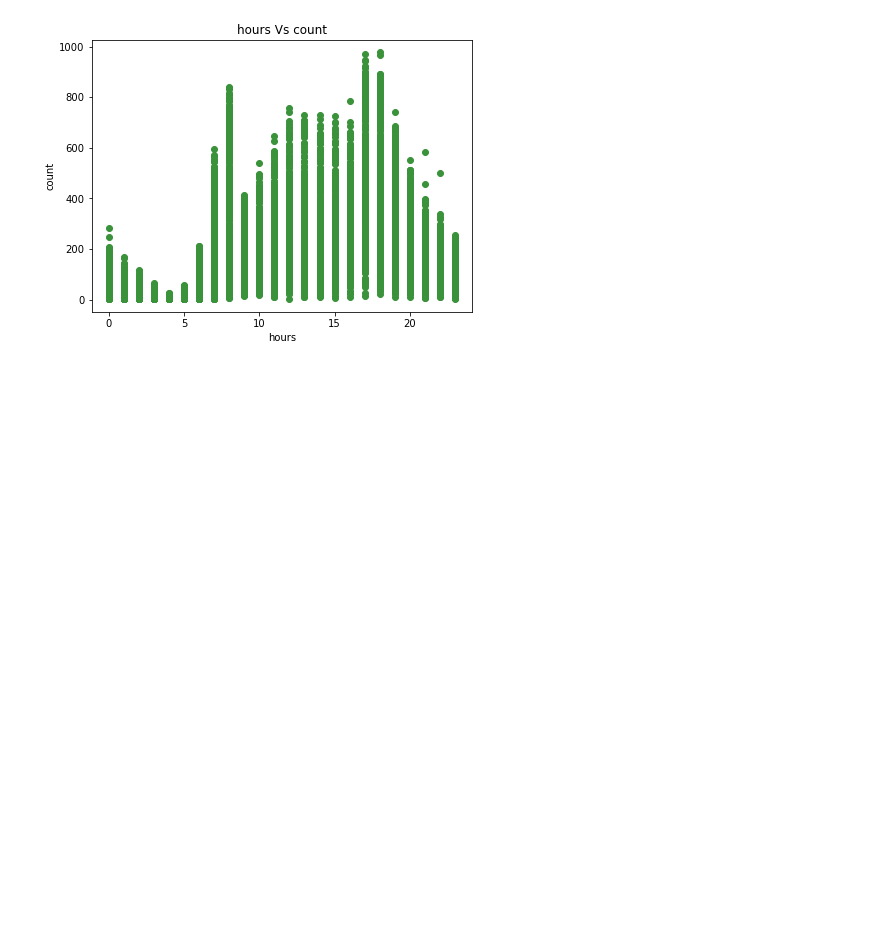
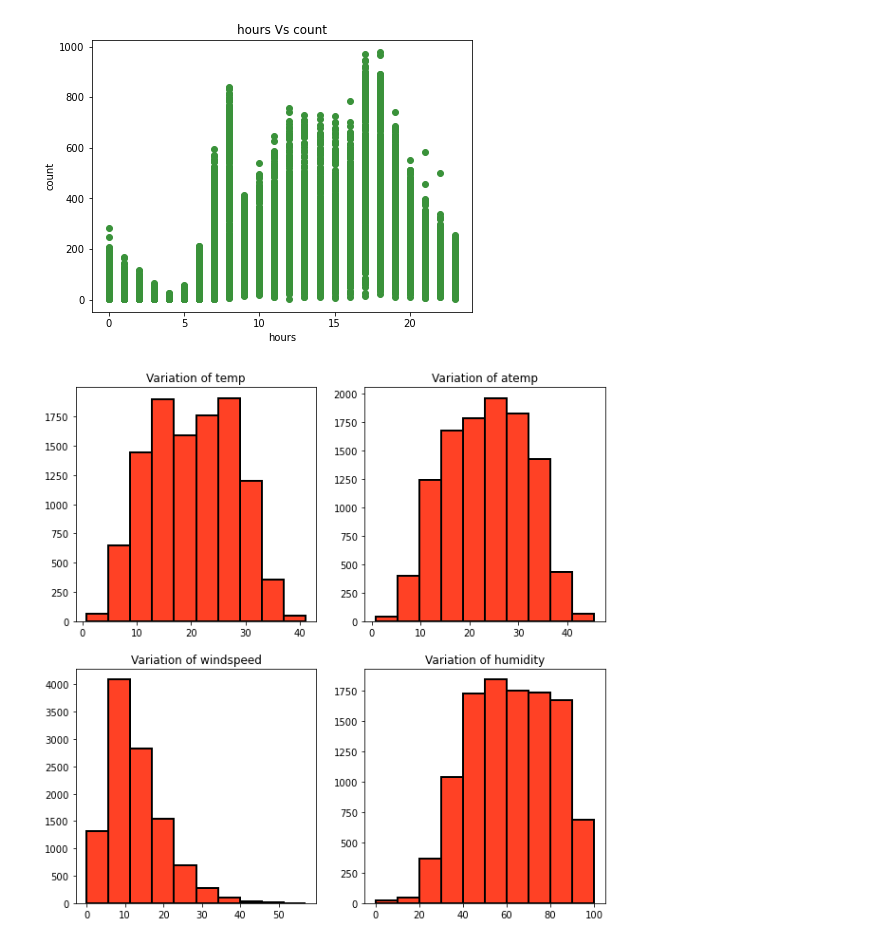
Before and after one commit to MayurNaktode/Bike-Sharing-Demand, a Jupyter notebook: Bike Sharing Demand.ipynb, the cells around one changed output. Saved outputs shown, nothing was run; the diff lists cells and outputs as text; code cells hidden in the pictures; blank space fills up the shorter version.

```diff
--- a/Bike Sharing Demand.ipynb
+++ b/Bike Sharing Demand.ipynb
@@ -819,3 +828,18 @@ plt.savefig("EDA_img\hoursvscount.png")
 plt.show()
 # %% [output]
 [figure]
+# %%
+# can also be visulaized using histograms for all the continuous variables.
+#df_bsd_train.temp.unique()
+fig,axes=plt.subplots(2,2)
+axes[0,0].hist(x="temp",data=df_bsd_train,edgecolor="black",linewidth=2,color='#ff4125')
+axes[0,0].set_title("Variation of temp")
+axes[0,1].hist(x="atemp",data=df_bsd_train,edgecolor="black",linewidth=2,color='#ff4125')
+axes[0,1].set_title("Variation of atemp")
+axes[1,0].hist(x="windspeed",data=df_bsd_train,edgecolor="black",linewidth=2,color='#ff4125')
+axes[1,0].set_title("Variation of windspeed")
+axes[1,1].hist(x="humidity",data=df_bsd_train,edgecolor="black",linewidth=2,color='#ff4125')
+axes[1,1].set_title("Variation of humidity")
+fig.set_size_inches(10,10)
+# %% [output]
+[figure, added]
```
Also changed, not shown: parts of 59 cells of this notebook.
